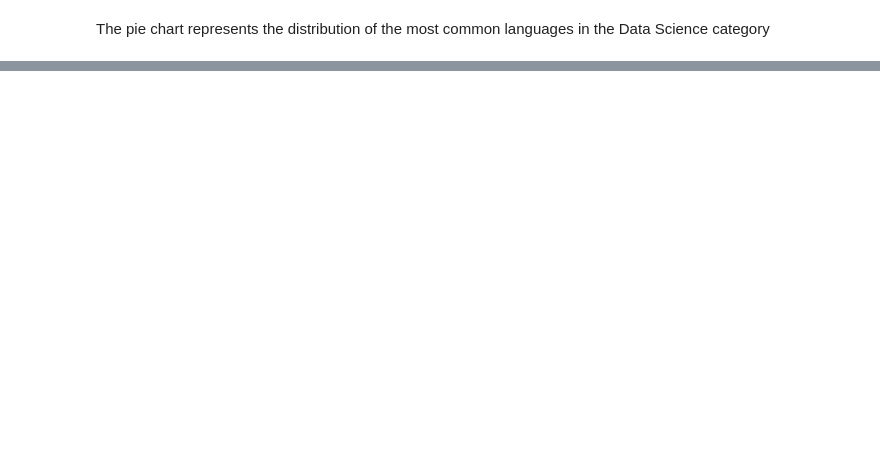
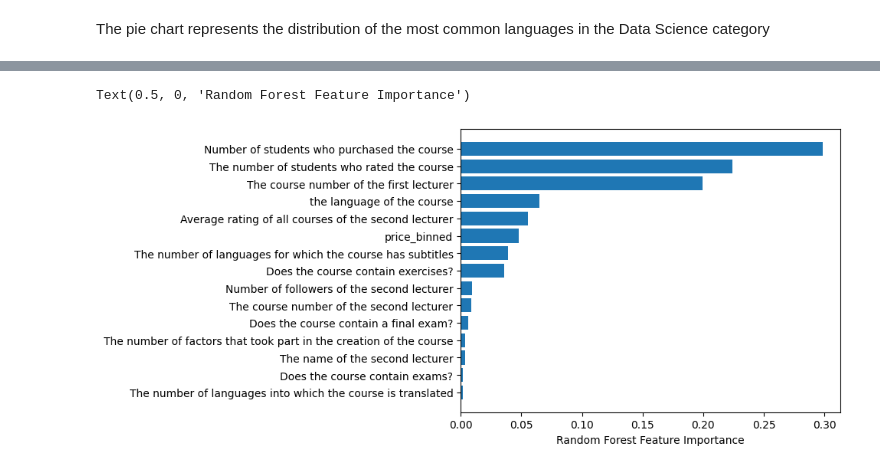
Before and after one commit to tbs93/Final-Project-Introduction-To-Data-Science, a Jupyter notebook: projectName.ipynb, the cells around one changed output, grey strips where cells are left out. Drawn from its saved outputs; the diff is of its cells as text; code cells hidden in the pictures; blank space fills up the shorter version.

```diff
--- a/projectName.ipynb
+++ b/projectName.ipynb
@@ -699,0 +774,26 @@ sns.heatmap(corr, annot=True, linewidths=.5, ax=ax)
+# %%
+dataset['Average rating of all courses of the second lecturer']=dataset['Average rating of all courses of the second lecturer'].astype(float)
+
+data_corr = dataset[["Number of students who purchased the course",
+                     "The number of students who rated the course",
+                     "The number of factors that took part in the creation of the course",
+                     "the language of the course",
+                     "The number of languages into which the course is translated",
+                     "The number of languages for which the course has subtitles",
+                     "The course number of the first lecturer",
+                     #"Average rating of all courses of the first lecturer",
+                     "The name of the second lecturer",
+                     "Number of followers of the second lecturer",
+                     "The course number of the second lecturer",
+                     "Average rating of all courses of the second lecturer",
+                     "Does the course contain exercises?",
+                     "Does the course contain exams?",
+                     "Does the course contain a final exam?",
+                     "price_binned",
+                     "Course rating"]].copy()
+# %%
+TRAINING_FEATURES = data_corr.columns[data_corr.columns != 'Course rating']
+TARGET_FEATURE    = 'Course rating'
+
+X = data_corr[TRAINING_FEATURES]
+y = data_corr[TARGET_FEATURE]
@@ -699,0 +934,4 @@ sns.heatmap(corr, annot=True, linewidths=.5, ax=ax)
+# %%
+X_train, X_test, y_train, y_test = train_test_split(X, y, test_size=0.2, random_state=45)
+model = RandomForestRegressor(n_estimators=100, random_state=45).fit(X, y)
+print("Accuracy:", model.score(X_test, y_test))
@@ -699,0 +964,5 @@ sns.heatmap(corr, annot=True, linewidths=.5, ax=ax)
+# %%
+from sklearn.decomposition import PCA
+pca = PCA()
+pca.fit(X)
+feature_names=pca.components_
@@ -699,0 +975,7 @@ sns.heatmap(corr, annot=True, linewidths=.5, ax=ax)
+# %%
+sorted_idx = model.feature_importances_.argsort(axis=-1)
+plt.barh(X.columns[sorted_idx,], model.feature_importances_[sorted_idx])
+plt.xlabel("Random Forest Feature Importance")
+# %% [output]
+Text(0.5, 0, 'Random Forest Feature Importance')
+[figure, added]
```
Also changed, not shown: parts of 39 cells of this notebook.
